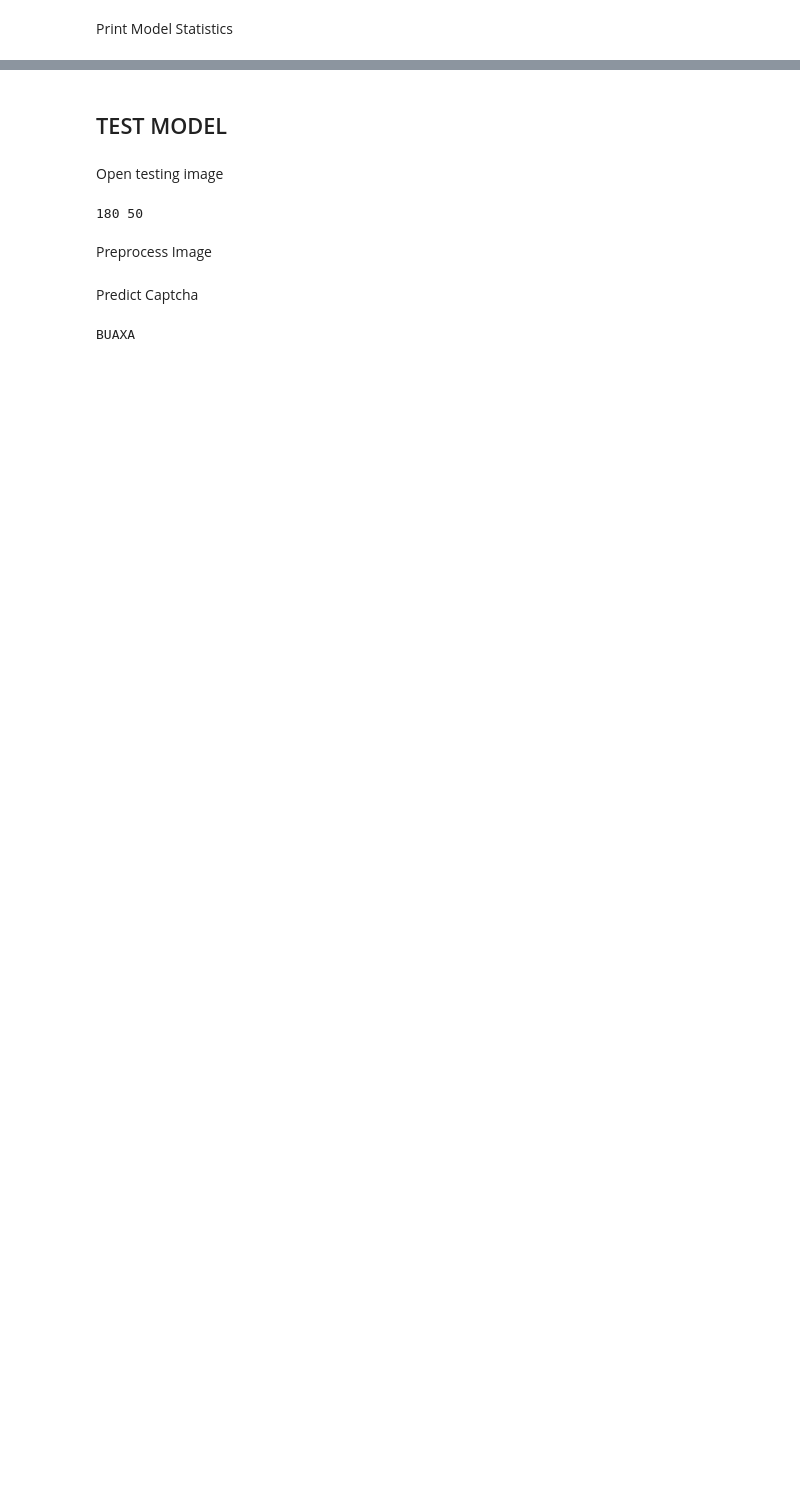
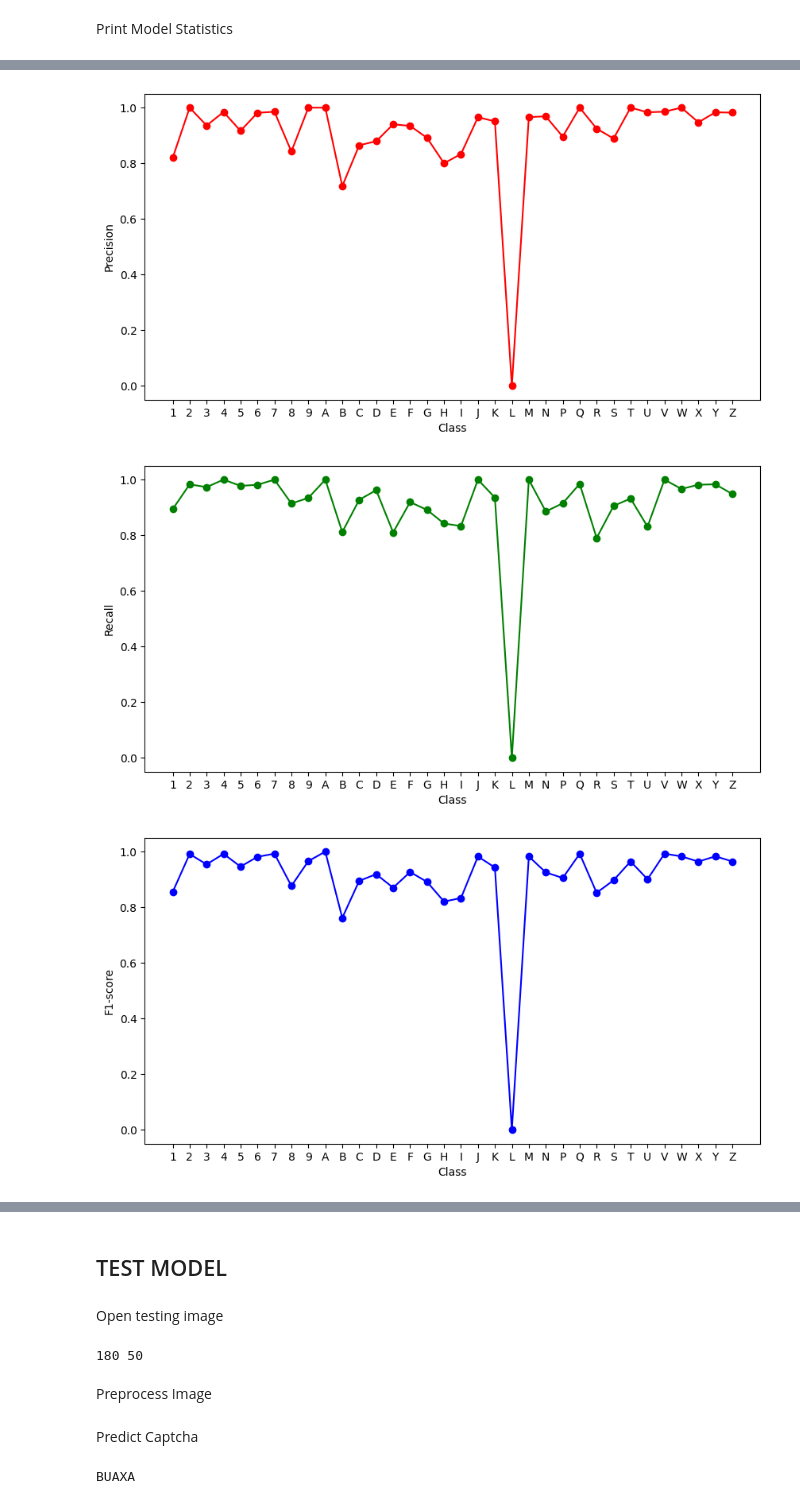
Before and after one commit to krohitk17/optical-character-recognition, a Jupyter notebook: ocr.ipynb, the cells around one changed output, grey strips where cells are left out. Saved outputs shown, nothing was run; the diff lists cells and outputs as text; code cells hidden in the pictures; blank space fills up the shorter version.

```diff
--- a/ocr.ipynb
+++ b/ocr.ipynb
@@ -175,6 +175,7 @@ plt.show()                                                          # show the g
 # %% [markdown]
 Create KNN object
 # %%
-kNearest = KNeighborsClassifier(n_neighbors = 3)    # create the KNN classifier
-kNearest.fit(X_train, y_train)                      # train the model
+kNearest = KNeighborsClassifier(n_neighbors = 7,
+                                weights = 'distance')       # create the KNN classifier
+kNearest.fit(X_train, y_train)                              # train the model
 # %% [output]
@@ -182,6 +183,7 @@ KNeighborsClassifier(n_neighbors=3)
 # %% [markdown]
 Print Model Statistics
 # %%
-print(kNearest.score(X_test, y_test))                           # print accuracy
-print(classification_report(y_test, kNearest.predict(X_test)))  # print classification report
+# print classification report
+test_score = classification_report(y_test, kNearest.predict(X_test), output_dict=True)
+print(classification_report(y_test, kNearest.predict(X_test)))
 # %% [output]
@@ -204,0 +209,26 @@ weighted avg       0.93      0.93      0.93      2000
+# %%
+# plot accuracy for each class
+df = pd.DataFrame(test_score).transpose()                           # convert the dictionary to a dataframe
+df = df[:-3]                                                        # remove accuracy, macro avg, weighted avg
+df['class'] = df.index                                              # add a column for class name
+df['class'] = df['class'].apply(lambda x: chr(int(float(x))))       # convert class number to character
+
+plt.figure(figsize = (10, 5))
+plt.plot(df['class'], df['precision'], label = 'precision', color = 'red', marker = 'o')
+plt.xlabel('Class')
+plt.ylabel('Precision')
+plt.show()
+plt.figure(figsize = (10, 5))
+plt.plot(df['class'], df['recall'], label = 'recall', color = 'green', marker = 'o')
+plt.xlabel('Class')
+plt.ylabel('Recall')
+plt.show()
+plt.figure(figsize = (10, 5))
+plt.plot(df['class'], df['f1-score'], label = 'f1-score', color = 'blue', marker = 'o')
+plt.xlabel('Class')
+plt.ylabel('F1-score')
+plt.show()
+# %% [output]
+[figure, added]
+[figure, added]
+[figure, added]
```
Also changed, not shown: parts of 12 cells of this notebook, 14 other files.
